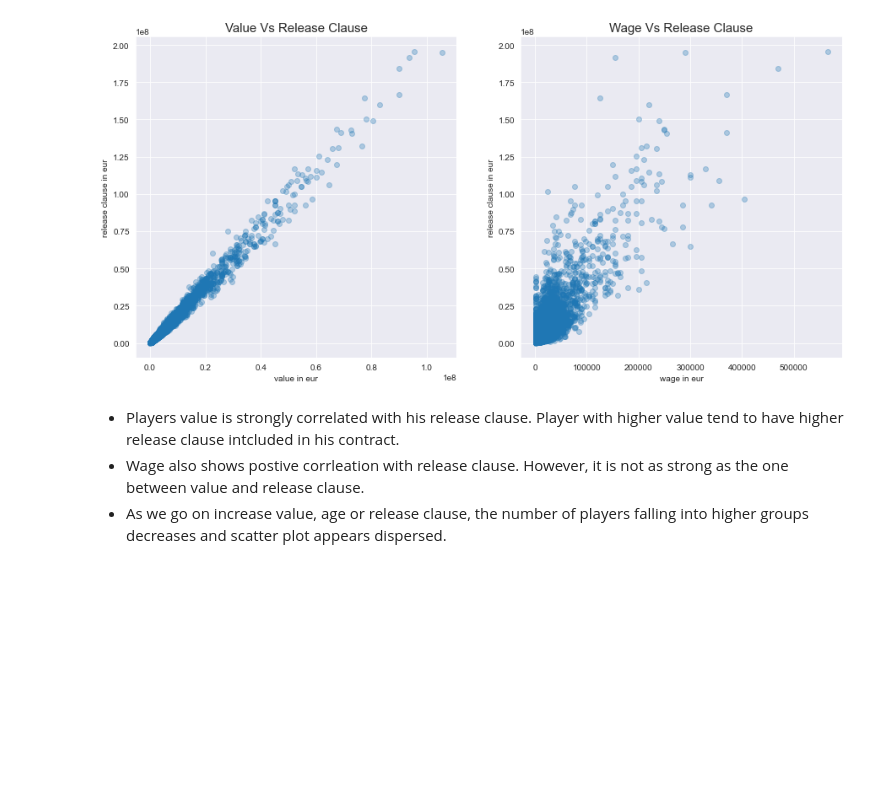
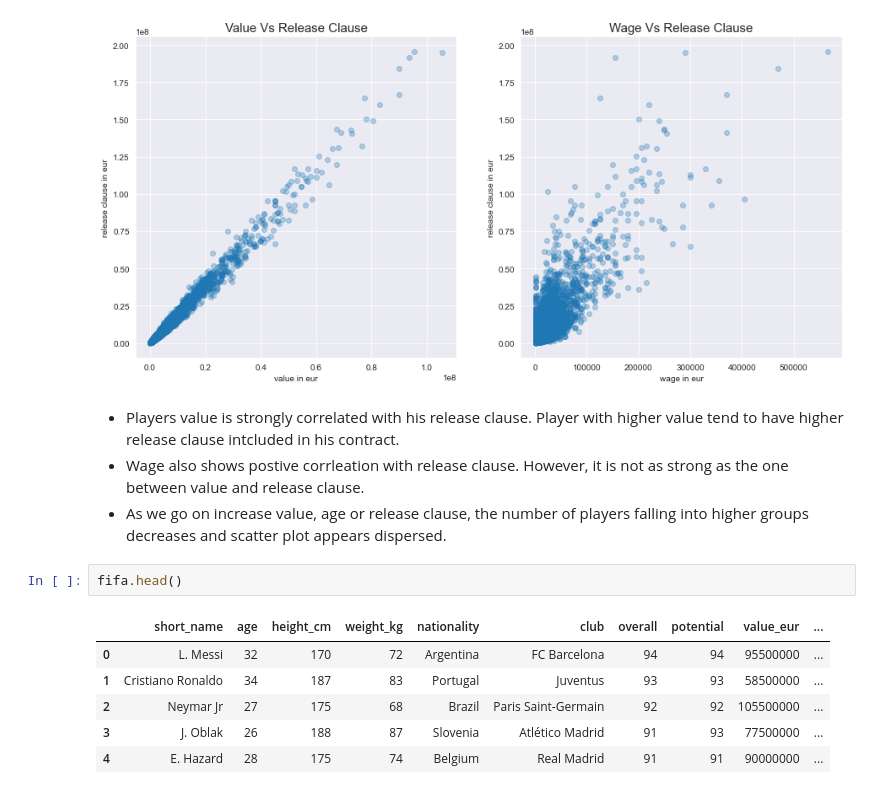
Before and after one commit to mdushetwar/Fifa-Players--EDA-Clustering, a Jupyter notebook: PRCP-1004-Fifa20.ipynb, the cells around one changed output. Cells and saved outputs as stored; diff of their text form; blank space fills up the shorter version.

```diff
--- a/PRCP-1004-Fifa20.ipynb
+++ b/PRCP-1004-Fifa20.ipynb
@@ -360,3 +360,12 @@ plt.title('wage vs release clause'.title(), fontsize=15);
 - Players value is strongly correlated with his release clause. Player with higher value tend to have higher release clause intcluded in his contract.
 - Wage also shows postive corrleation with release clause. However, it is not as strong as the one between value and release clause.
 - As we go on increase value, age or release clause, the number of players falling into higher groups decreases and scatter plot appears dispersed.
+# %%
+fifa.head()
+# %% [output]
+|  | short_name | age | height_cm | weight_kg | nationality | club | overall | potential | value_eur | ... |
+| 0 | L. Messi | 32 | 170 | 72 | Argentina | FC Barcelona | 94 | 94 | 95500000 | ... |
+| 1 | Cristiano Ronaldo | 34 | 187 | 83 | Portugal | Juventus | 93 | 93 | 58500000 | ... |
+| 2 | Neymar Jr | 27 | 175 | 68 | Brazil | Paris Saint-Germain | 92 | 92 | 105500000 | ... |
+| 3 | J. Oblak | 26 | 188 | 87 | Slovenia | Atlético Madrid | 91 | 93 | 77500000 | ... |
+| 4 | E. Hazard | 28 | 175 | 74 | Belgium | Real Madrid | 91 | 91 | 90000000 | ... |
```
Also changed, not shown: parts of 1 cell of this notebook.
